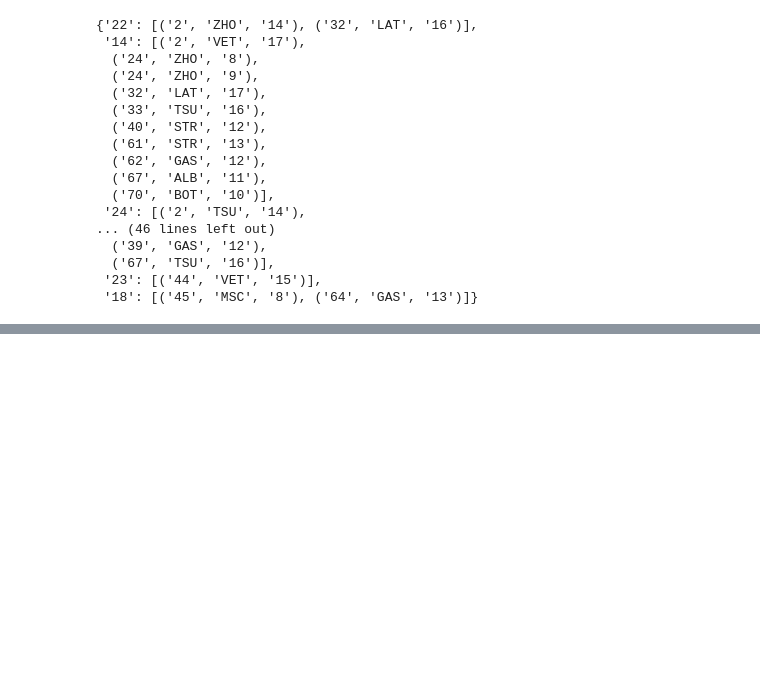
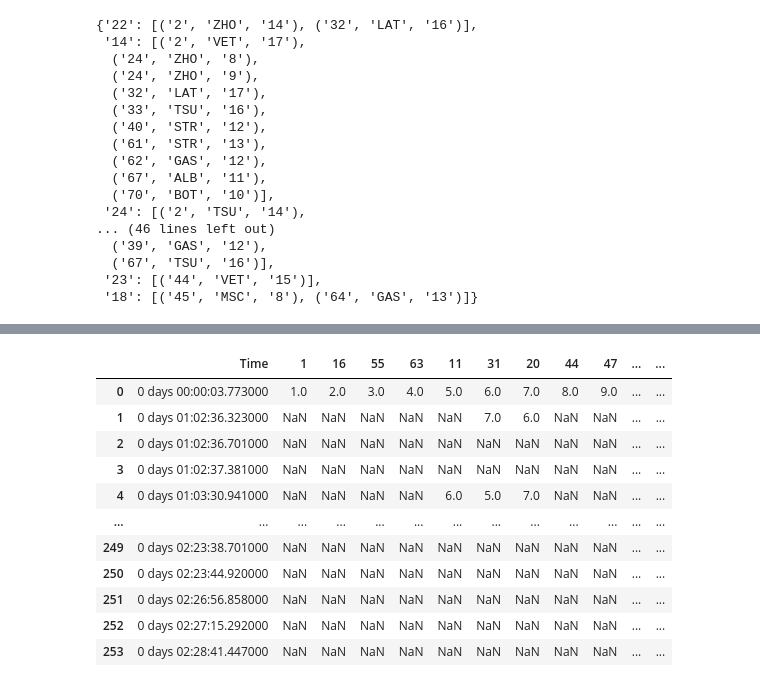
Before and after one commit to davidharrigan/formula-crunch, a Jupyter notebook: notebooks/scratch.ipynb, the cells around one changed output, grey strips where cells are left out. Drawn from its saved outputs; the diff is of its cells as text; code cells hidden in the pictures; blank space fills up the shorter version.

Commit message:
chore: clean up overtake collection

```diff
--- a/notebooks/scratch.ipynb
+++ b/notebooks/scratch.ipynb
@@ -4,13 +4,14 @@ import pandas as pd
 import numpy as np
 
 import fastf1 as ff1
+from scrape.core import get_session
 
 ff1.Cache.enable_cache("./data/cache")
 
 YEAR = 2022
 RACE = "Austria"
 
-session = ff1.get_session(YEAR, RACE, "Race")
+session = get_session(YEAR, RACE, "Race")
 session.load(telemetry=True, laps=True, messages=True, weather=False)
 # %% [output]
 core           INFO     Loading data for Austrian Grand Prix - Race [v2.2.9]
@@ -202,3 +205,68 @@ api            INFO     Using cached data for timing_data
 | 49 | 0 days 02:10:58.703000 | 57 | TSU | SAI | 16 | 17 | 1.0 | SAI | ... |
 | 50 | 0 days 02:22:51.819000 | 67 | TSU | NaN | 17 | 16 | -1.0 | SAI | ... |
 | 51 | 0 days 02:28:41.405000 | NaN | TSU | VET | 16 | 17 | 1.0 | VET | ... |
+# %%
+from scrape.core.position import driver_position_data
+from datetime import timedelta
+from scrape.core import timing
+
+
+pos_df = driver_position_data(session.api_path)
+overtakes = []
+
+
+def is_overtake(pos_df, idx, overtaker, overtaken):
+    overtaker_pos_df = pos_df[["Time", overtaker]].dropna()
+
+    overtaker_pos = pos_df.iloc[idx][overtaker]
+    time = pos_df.iloc[idx]["Time"]
+
+    # 1. is not the first lap
+    lap = timing.get_lap_at_time(time, session.laps.pick_driver(overtaker))
+    if lap is None or lap.LapNumber == 1:
+        return "FIRST_LAP"
+
+    # 2. overtaken driver is not retired
+
+    # 3. overtaken driver is not pitted
+    if timing.is_in_pit(time, session.timings.pick_driver(overtaken)):
+        return "IN_PIT"
+
+    # 4. overtaken driver is not off track
+
+    # 5. overtaken driver driving slower than 30km/h are considered maybe off track
+
+    # 6. position is maintained for at least 5 seconds
+    positions_next_5_seconds = overtaker_pos_df[
+        (overtaker_pos_df["Time"] > time)
+        & (overtaker_pos_df["Time"] <= time + timedelta(seconds=5))
+    ]
+    for ii, row in positions_next_5_seconds.iterrows():
+        if row[drv] > overtaker_pos:
+            return 'LOST_TOO_QUICK'
+
+
+for idx, row in pos_df[:5].iterrows():
+    if idx == 0:
+        continue
+
+    time = row["Time"]
+    position_changes = row.drop(labels="Time").dropna()
+
+    for drv, pos in position_changes.items():
+        previous = pos_df.fillna(method='ffill').iloc[idx - 1][drv] # not idx - 1 but need to be previous known pos.
+        if pos < previous:  # position improved
+
+            # now check against the other drivers who's positions changed.  if
+            # this driver's position is better run through our "overtake
+            # criteria" to see if it was a valid overtake.
+            for other_driver, other_driver_pos in position_changes.drop(labels=drv).items():
+                print(f'{drv}@{pos} vs {other_driver}@{other_driver_pos}')
+                if other_driver_pos > pos:  # this driver has better position, no need to check
+                    reason = is_overtake(pos_df, idx, drv, other_driver)
+                    overtakes.append(
+                        {"Time": time, "Overtaker": drv, "Overtaken": other_driver, "Reason": reason}
+                    )
+display(pos_df)
+display(pd.DataFrame(overtakes))
+# %% [output]
@@ -204,0 +283,12 @@ api            INFO     Using cached data for timing_data
+|  | Time | 1 | 16 | 55 | 63 | 11 | 31 | 20 | 44 | 47 | ... | ... |
+| 0 | 0 days 00:00:03.773000 | 1.0 | 2.0 | 3.0 | 4.0 | 5.0 | 6.0 | 7.0 | 8.0 | 9.0 | ... | ... |
+| 1 | 0 days 01:02:36.323000 | NaN | NaN | NaN | NaN | NaN | 7.0 | 6.0 | NaN | NaN | ... | ... |
+| 2 | 0 days 01:02:36.701000 | NaN | NaN | NaN | NaN | NaN | NaN | NaN | NaN | NaN | ... | ... |
+| 3 | 0 days 01:02:37.381000 | NaN | NaN | NaN | NaN | NaN | NaN | NaN | NaN | NaN | ... | ... |
+| 4 | 0 days 01:03:30.941000 | NaN | NaN | NaN | NaN | 6.0 | 5.0 | 7.0 | NaN | NaN | ... | ... |
+| ... | ... | ... | ... | ... | ... | ... | ... | ... | ... | ... | ... | ... |
+| 249 | 0 days 02:23:38.701000 | NaN | NaN | NaN | NaN | NaN | NaN | NaN | NaN | NaN | ... | ... |
+| 250 | 0 days 02:23:44.920000 | NaN | NaN | NaN | NaN | NaN | NaN | NaN | NaN | NaN | ... | ... |
+| 251 | 0 days 02:26:56.858000 | NaN | NaN | NaN | NaN | NaN | NaN | NaN | NaN | NaN | ... | ... |
+| 252 | 0 days 02:27:15.292000 | NaN | NaN | NaN | NaN | NaN | NaN | NaN | NaN | NaN | ... | ... |
+| 253 | 0 days 02:28:41.447000 | NaN | NaN | NaN | NaN | NaN | NaN | NaN | NaN | NaN | ... | ... |
```
Also changed, not shown: parts of 2 cells of this notebook, 13 other files.
